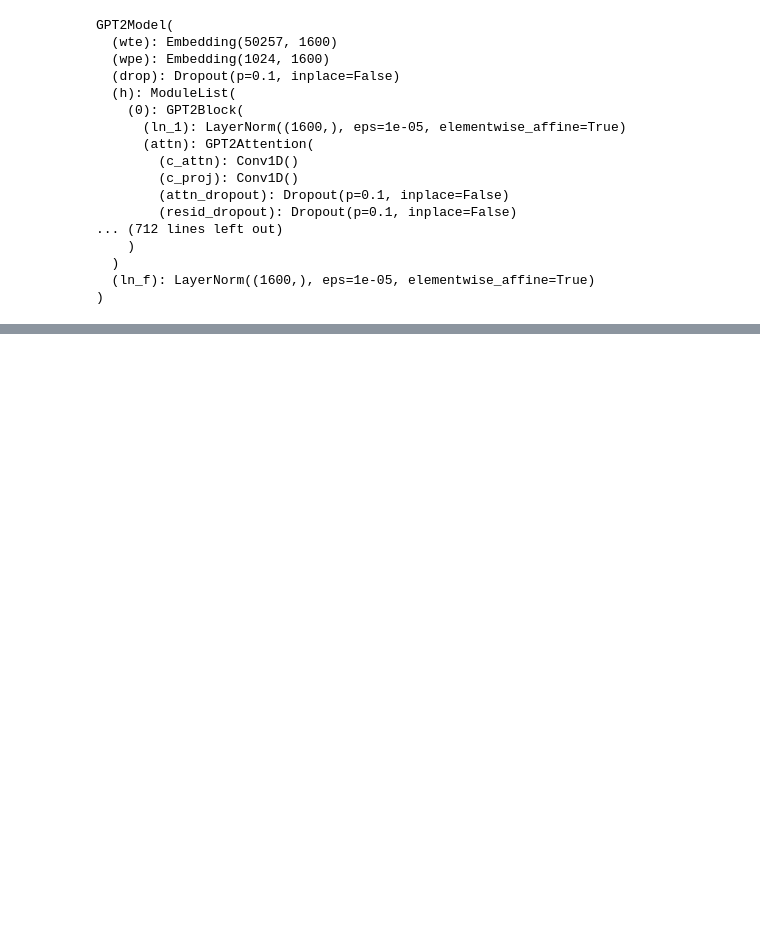
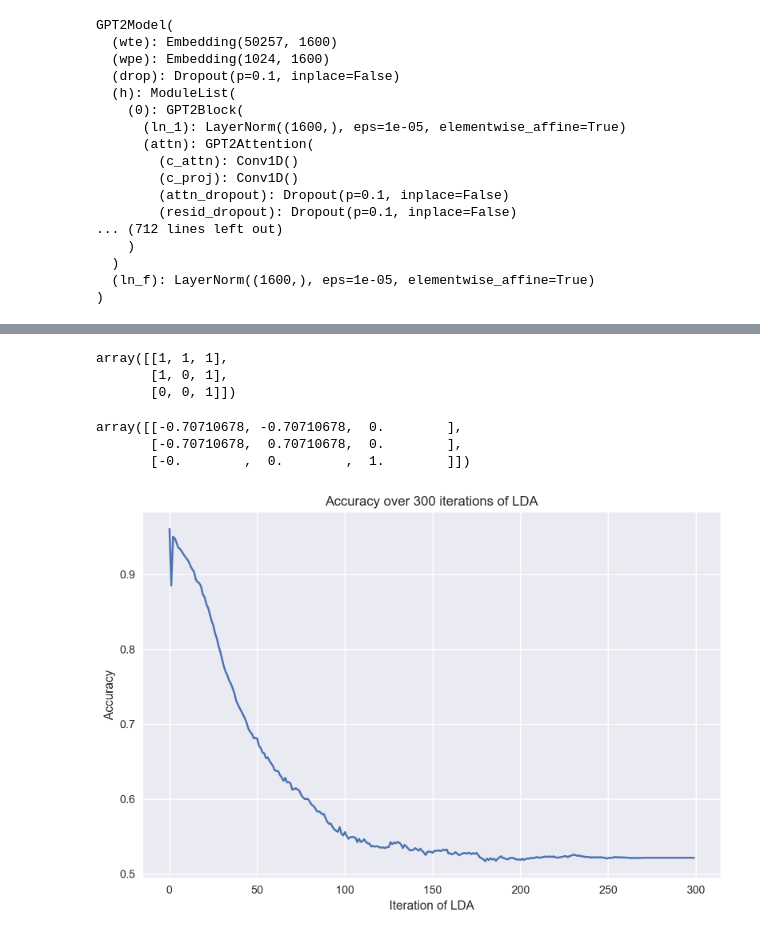
Before and after one commit to BYU-PCCL/partisanbrain, a Jupyter notebook: partisanbrain/emotions/nb_pca.ipynb, the cells around one changed output, grey strips where cells are left out. Cells and saved outputs as stored; diff of their text form; code cells hidden in the pictures; blank space fills up the shorter version.

```diff
--- a/partisanbrain/emotions/nb_pca.ipynb
+++ b/partisanbrain/emotions/nb_pca.ipynb
@@ -258,0 +296,57 @@ neurons_per_layer = {
+# %%
+A = np.array([[1, 1, 1], [1, 0, 1], [0, 0, 1]])
+A
+# %% [output]
+array([[1, 1, 1],
+       [1, 0, 1],
+       [0, 0, 1]])
+# %%
+# find orthogonal basis of A
+Q, R = np.linalg.qr(A)
+Q
+# %% [output]
+array([[-0.70710678, -0.70710678,  0.        ],
+       [-0.70710678,  0.70710678,  0.        ],
+       [-0.        ,  0.        ,  1.        ]])
+# %%
+layer = -1
+Xcon = X[:, layer]
+accs = []
+model = LogisticRegression(n_jobs=-1)
+
+Xcon.shape
+
+lda.fit(Xcon, y)
+
+projection = lda.scalings_
+projection = projection / la.norm(projection)
+# %%
+layer = -1
+Xcon = X[:, layer]
+accs = []
+model = LogisticRegression(n_jobs=-1)
+lda = LinearDiscriminantAnalysis()
+
+for i in tqdm(range(300)):
+    lda.fit(Xcon, y)
+
+    projection = lda.scalings_
+    projection = projection / la.norm(projection)
+
+    A = np.concatenate([projection, np.eye(projection.shape[0])], axis=1)[:, :-1]
+    Q, _ = np.linalg.qr(A)
+    weights = Xcon @ projection
+    Xcon = Xcon @ Q[:, 1:]
+
+    model.fit(weights, y)
+    acc = model.score(weights, y)
+    accs.append(acc)
+# %%
+plt.plot(accs)
+plt.title('Accuracy over 300 iterations of LDA')
+plt.xlabel('Iteration of LDA')
+plt.ylabel('Accuracy')
+plt.tight_layout()
+plt.show()
+# %% [output]
+[figure, added]
```
Also changed, not shown: parts of 19 cells of this notebook.
